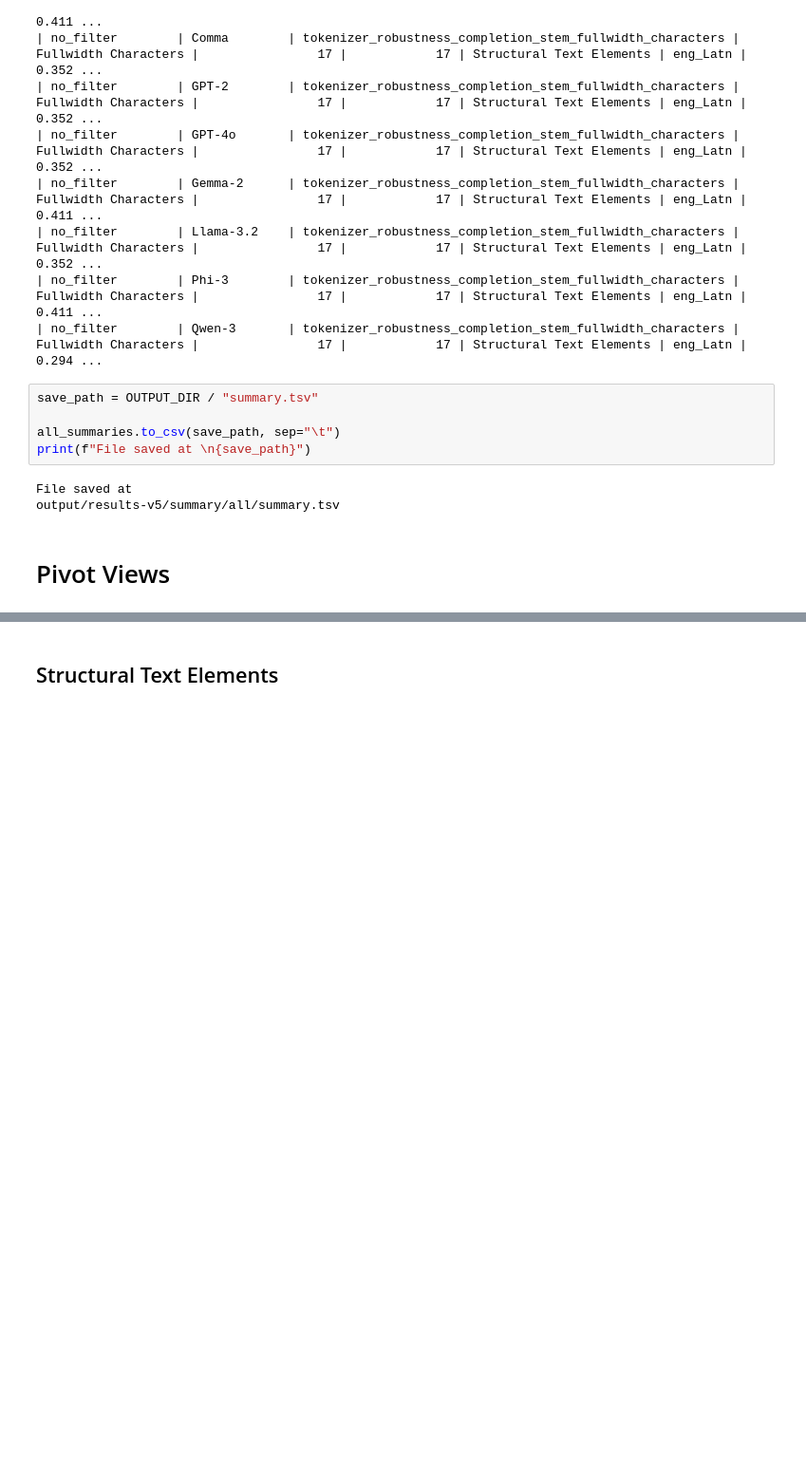
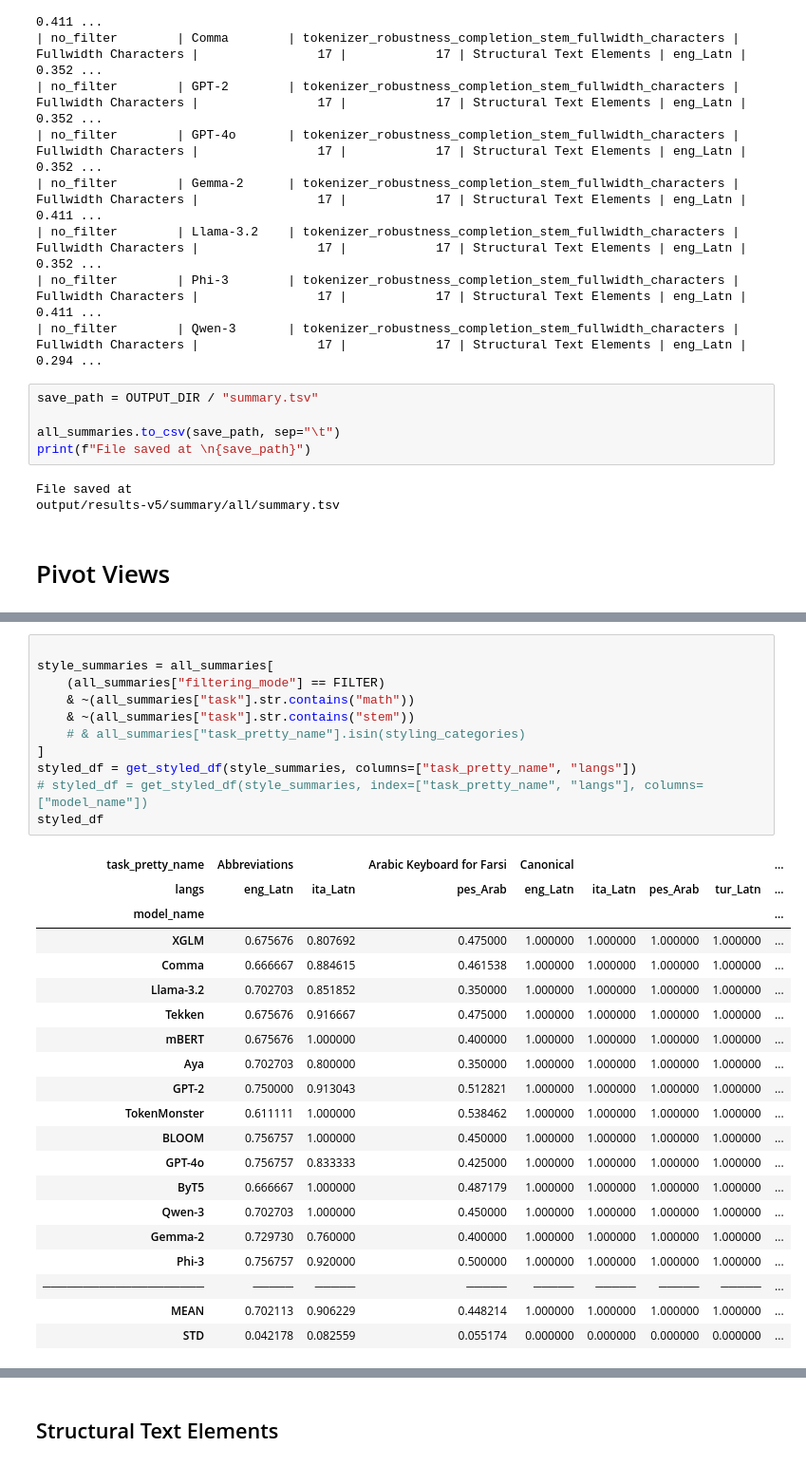
Before and after one commit to r-three/Tokenizers, a Jupyter notebook: notebooks/paper-summary-generation.ipynb, the cells around one changed output, grey strips where cells are left out. Shown at 95% size. Drawn from its saved outputs; the diff is of its cells as text; blank space fills up the shorter version.

```diff
--- a/notebooks/paper-summary-generation.ipynb
+++ b/notebooks/paper-summary-generation.ipynb
@@ -558,3 +558,35 @@ def get_styled_df(summaries, columns=["task_pretty_name", "langs"]):
     )
     styled_df = styled_df.format(na_rep="─────")
     return styled_df
+# %%
+
+style_summaries = all_summaries[
+    (all_summaries["filtering_mode"] == FILTER)
+    & ~(all_summaries["task"].str.contains("math"))
+    & ~(all_summaries["task"].str.contains("stem"))
+    # & all_summaries["task_pretty_name"].isin(styling_categories)
+]
+styled_df = get_styled_df(style_summaries, columns=["task_pretty_name", "langs"])
+# styled_df = get_styled_df(style_summaries, index=["task_pretty_name", "langs"], columns=["model_name"])
+styled_df
+# %% [output]
+| task_pretty_name | Abbreviations |  | Arabic Keyboard for Farsi | Canonical |  |  |  | ... |
+| langs | eng_Latn | ita_Latn | pes_Arab | eng_Latn | ita_Latn | pes_Arab | tur_Latn | ... |
+| model_name |  |  |  |  |  |  |  | ... |
+| XGLM | 0.675676 | 0.807692 | 0.475000 | 1.000000 | 1.000000 | 1.000000 | 1.000000 | ... |
+| Comma | 0.666667 | 0.884615 | 0.461538 | 1.000000 | 1.000000 | 1.000000 | 1.000000 | ... |
+| Llama-3.2 | 0.702703 | 0.851852 | 0.350000 | 1.000000 | 1.000000 | 1.000000 | 1.000000 | ... |
+| Tekken | 0.675676 | 0.916667 | 0.475000 | 1.000000 | 1.000000 | 1.000000 | 1.000000 | ... |
+| mBERT | 0.675676 | 1.000000 | 0.400000 | 1.000000 | 1.000000 | 1.000000 | 1.000000 | ... |
+| Aya | 0.702703 | 0.800000 | 0.350000 | 1.000000 | 1.000000 | 1.000000 | 1.000000 | ... |
+| GPT-2 | 0.750000 | 0.913043 | 0.512821 | 1.000000 | 1.000000 | 1.000000 | 1.000000 | ... |
+| TokenMonster | 0.611111 | 1.000000 | 0.538462 | 1.000000 | 1.000000 | 1.000000 | 1.000000 | ... |
+| BLOOM | 0.756757 | 1.000000 | 0.450000 | 1.000000 | 1.000000 | 1.000000 | 1.000000 | ... |
+| GPT-4o | 0.756757 | 0.833333 | 0.425000 | 1.000000 | 1.000000 | 1.000000 | 1.000000 | ... |
+| ByT5 | 0.666667 | 1.000000 | 0.487179 | 1.000000 | 1.000000 | 1.000000 | 1.000000 | ... |
+| Qwen-3 | 0.702703 | 1.000000 | 0.450000 | 1.000000 | 1.000000 | 1.000000 | 1.000000 | ... |
+| Gemma-2 | 0.729730 | 0.760000 | 0.400000 | 1.000000 | 1.000000 | 1.000000 | 1.000000 | ... |
+| Phi-3 | 0.756757 | 0.920000 | 0.500000 | 1.000000 | 1.000000 | 1.000000 | 1.000000 | ... |
+| ──────────────────── | ───── | ───── | ───── | ───── | ───── | ───── | ───── | ... |
+| MEAN | 0.702113 | 0.906229 | 0.448214 | 1.000000 | 1.000000 | 1.000000 | 1.000000 | ... |
+| STD | 0.042178 | 0.082559 | 0.055174 | 0.000000 | 0.000000 | 0.000000 | 0.000000 | ... |
```
Also changed, not shown: parts of 13 cells of this notebook.
